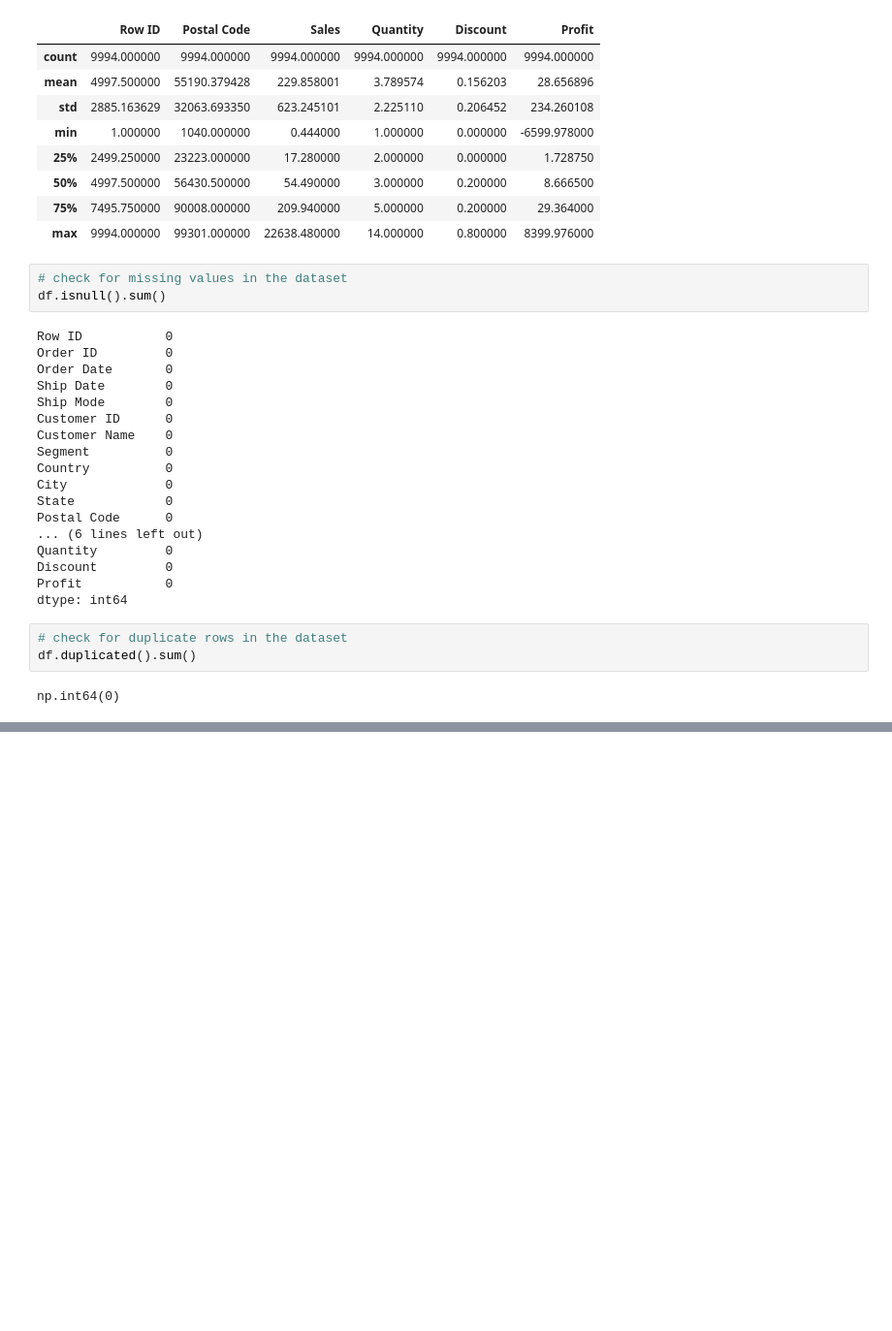
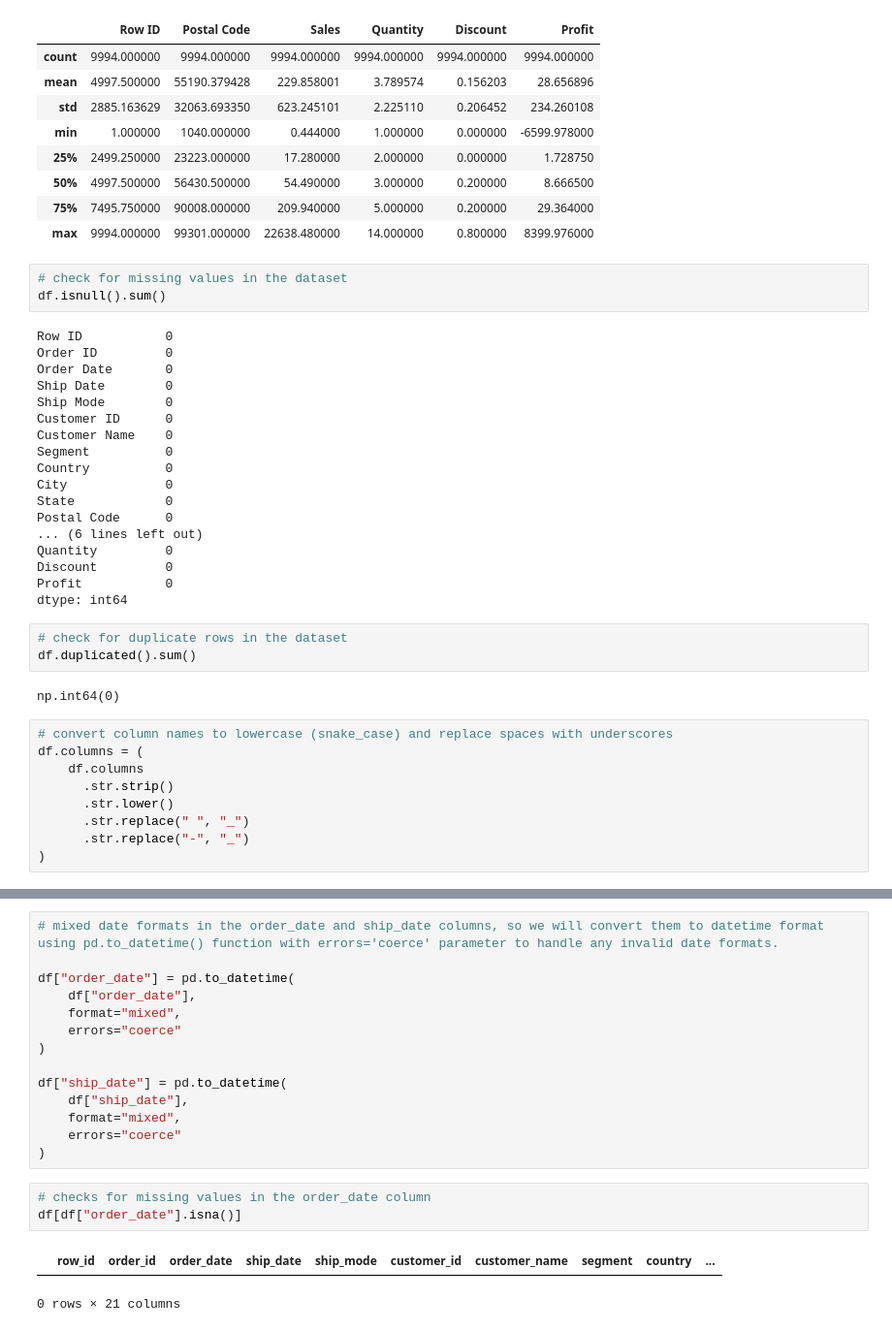
Before and after one commit to Yashoda07/retail-analytics-and-insights-platform, a Jupyter notebook: python_notebooks/01_data_understanding.ipynb, the cells around one changed output, grey strips where cells are left out. Shown at 97% size. Drawn from its saved outputs; the diff is of its cells as text; blank space fills up the shorter version.

```diff
--- a/python_notebooks/01_data_understanding.ipynb
+++ b/python_notebooks/01_data_understanding.ipynb
@@ -117,3 +117,12 @@ dtype: int64
 df.duplicated().sum()
 # %% [output]
 np.int64(0)
+# %%
+# convert column names to lowercase (snake_case) and replace spaces with underscores
+df.columns = (
+    df.columns
+      .str.strip()
+      .str.lower()
+      .str.replace(" ", "_")
+      .str.replace("-", "_")
+)
@@ -128,2 +145,22 @@ df['Product ID'].nunique()
 # %% [output]
 1862
+# %%
+# mixed date formats in the order_date and ship_date columns, so we will convert them to datetime format using pd.to_datetime() function with errors='coerce' parameter to handle any invalid date formats.
+
+df["order_date"] = pd.to_datetime(
+    df["order_date"],
+    format="mixed",
+    errors="coerce"
+)
+
+df["ship_date"] = pd.to_datetime(
+    df["ship_date"],
+    format="mixed",
+    errors="coerce"
+)
+# %%
+# checks for missing values in the order_date column
+df[df["order_date"].isna()]
+# %% [output]
+|  | row_id | order_id | order_date | ship_date | ship_mode | customer_id | customer_name | segment | country | ... |
+0 rows × 21 columns
```
Also changed, not shown: parts of 29 cells of this notebook, 11 other files.
